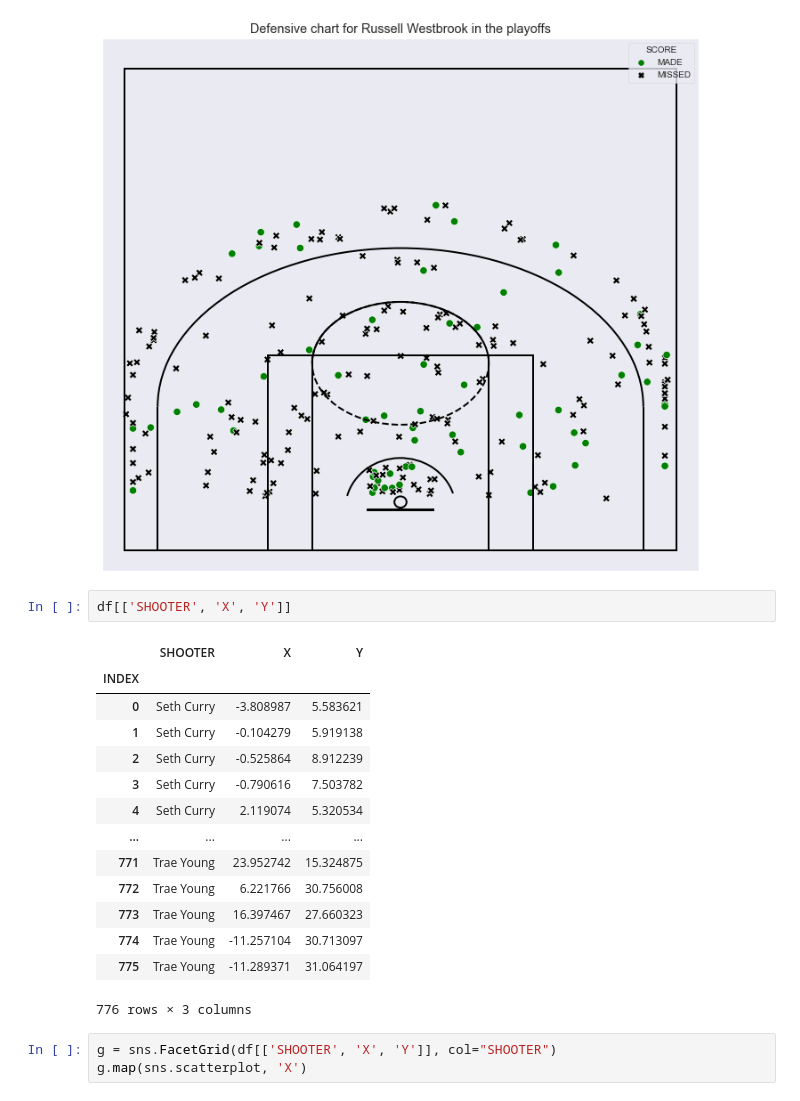
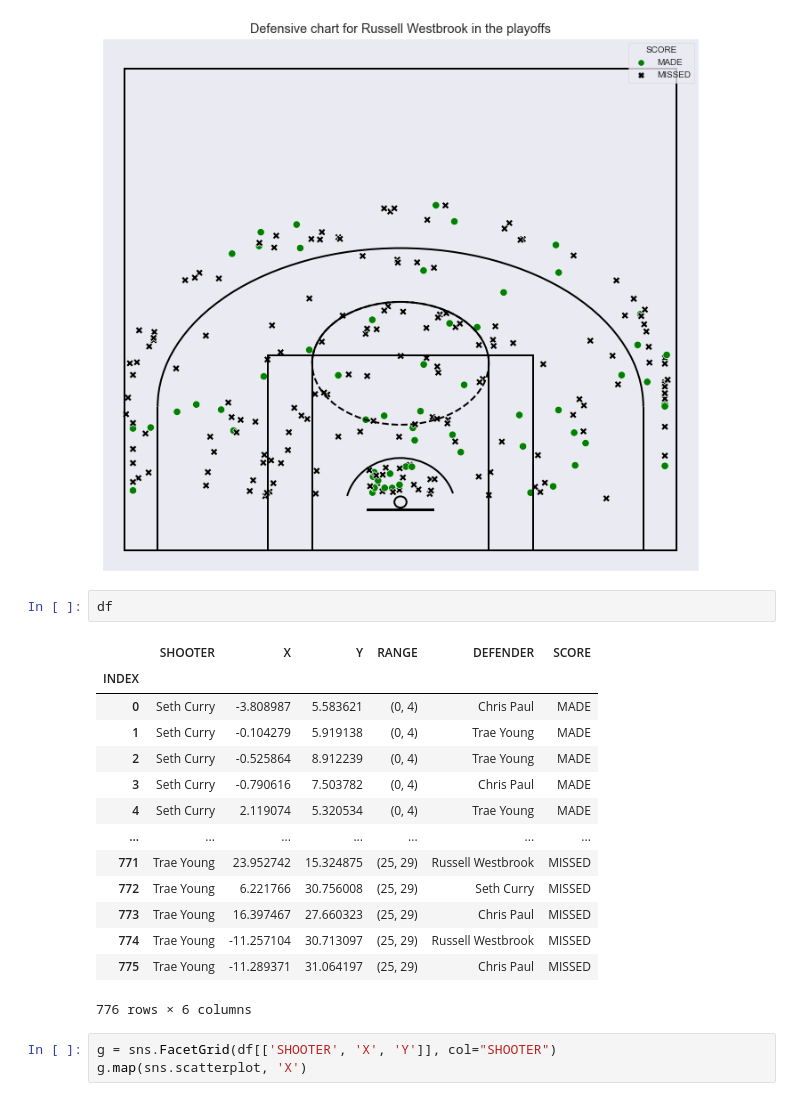
Before and after one commit to 3kleo/NBA-Shooting-Data, a Jupyter notebook: NBA_shooting_data.ipynb, the cells around one changed output. Drawn from its saved outputs; the diff is of its cells as text.

```diff
--- a/NBA_shooting_data.ipynb
+++ b/NBA_shooting_data.ipynb
@@ -426,23 +364,23 @@ plt.title('Defensive chart for ' + player + ' in the playoffs')
 plt.show()
 # %% [output]
 [figure]
-# %%
-df[['SHOOTER', 'X', 'Y']]
-# %% [output]
-|  | SHOOTER | X | Y |
-| INDEX |  |  |  |
-| 0 | Seth Curry | -3.808987 | 5.583621 |
-| 1 | Seth Curry | -0.104279 | 5.919138 |
-| 2 | Seth Curry | -0.525864 | 8.912239 |
-| 3 | Seth Curry | -0.790616 | 7.503782 |
-| 4 | Seth Curry | 2.119074 | 5.320534 |
-| ... | ... | ... | ... |
-| 771 | Trae Young | 23.952742 | 15.324875 |
-| 772 | Trae Young | 6.221766 | 30.756008 |
-| 773 | Trae Young | 16.397467 | 27.660323 |
-| 774 | Trae Young | -11.257104 | 30.713097 |
-| 775 | Trae Young | -11.289371 | 31.064197 |
-776 rows × 3 columns
+# %%
+df
+# %% [output]
+|  | SHOOTER | X | Y | RANGE | DEFENDER | SCORE |
+| INDEX |  |  |  |  |  |  |
+| 0 | Seth Curry | -3.808987 | 5.583621 | (0, 4) | Chris Paul | MADE |
+| 1 | Seth Curry | -0.104279 | 5.919138 | (0, 4) | Trae Young | MADE |
+| 2 | Seth Curry | -0.525864 | 8.912239 | (0, 4) | Trae Young | MADE |
+| 3 | Seth Curry | -0.790616 | 7.503782 | (0, 4) | Chris Paul | MADE |
+| 4 | Seth Curry | 2.119074 | 5.320534 | (0, 4) | Trae Young | MADE |
+| ... | ... | ... | ... | ... | ... | ... |
+| 771 | Trae Young | 23.952742 | 15.324875 | (25, 29) | Russell Westbrook | MISSED |
+| 772 | Trae Young | 6.221766 | 30.756008 | (25, 29) | Seth Curry | MISSED |
+| 773 | Trae Young | 16.397467 | 27.660323 | (25, 29) | Chris Paul | MISSED |
+| 774 | Trae Young | -11.257104 | 30.713097 | (25, 29) | Russell Westbrook | MISSED |
+| 775 | Trae Young | -11.289371 | 31.064197 | (25, 29) | Chris Paul | MISSED |
+776 rows × 6 columns
 # %%
 g = sns.FacetGrid(df[['SHOOTER', 'X', 'Y']], col="SHOOTER")
 g.map(sns.scatterplot, 'X')
```
Also changed, not shown: parts of 12 cells of this notebook.
